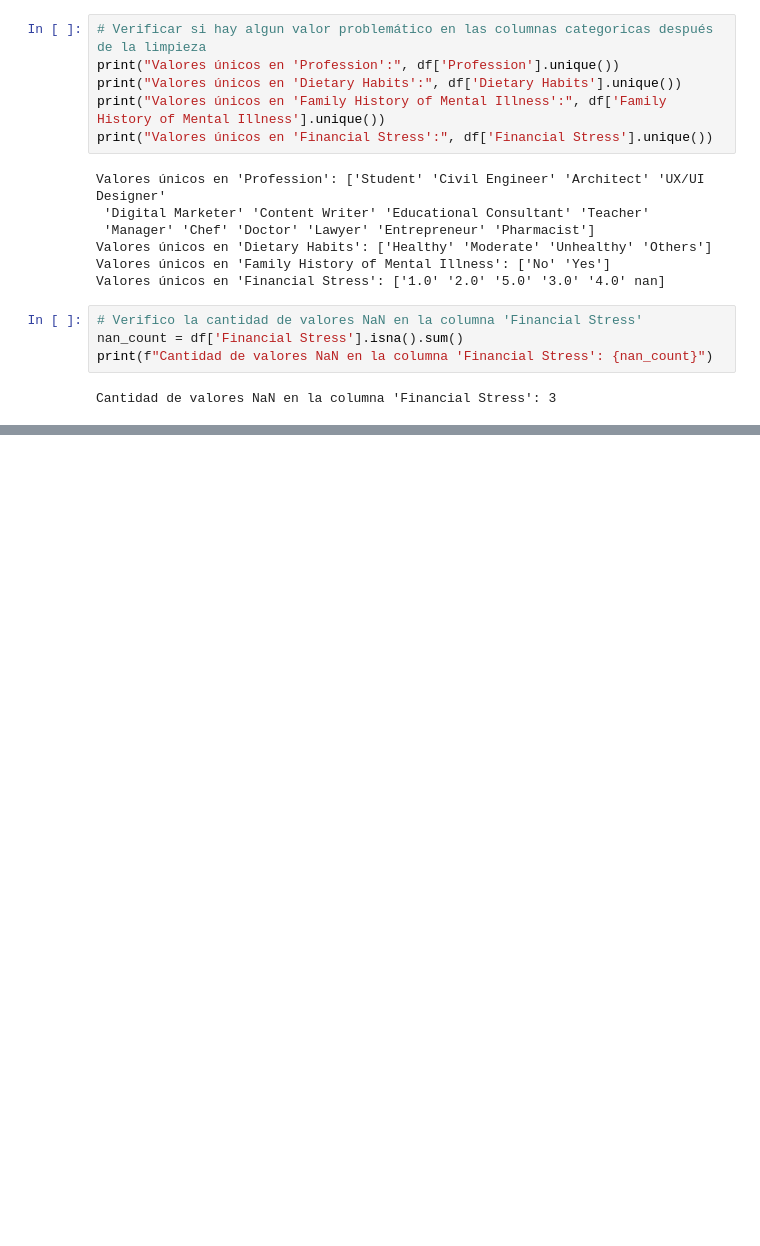
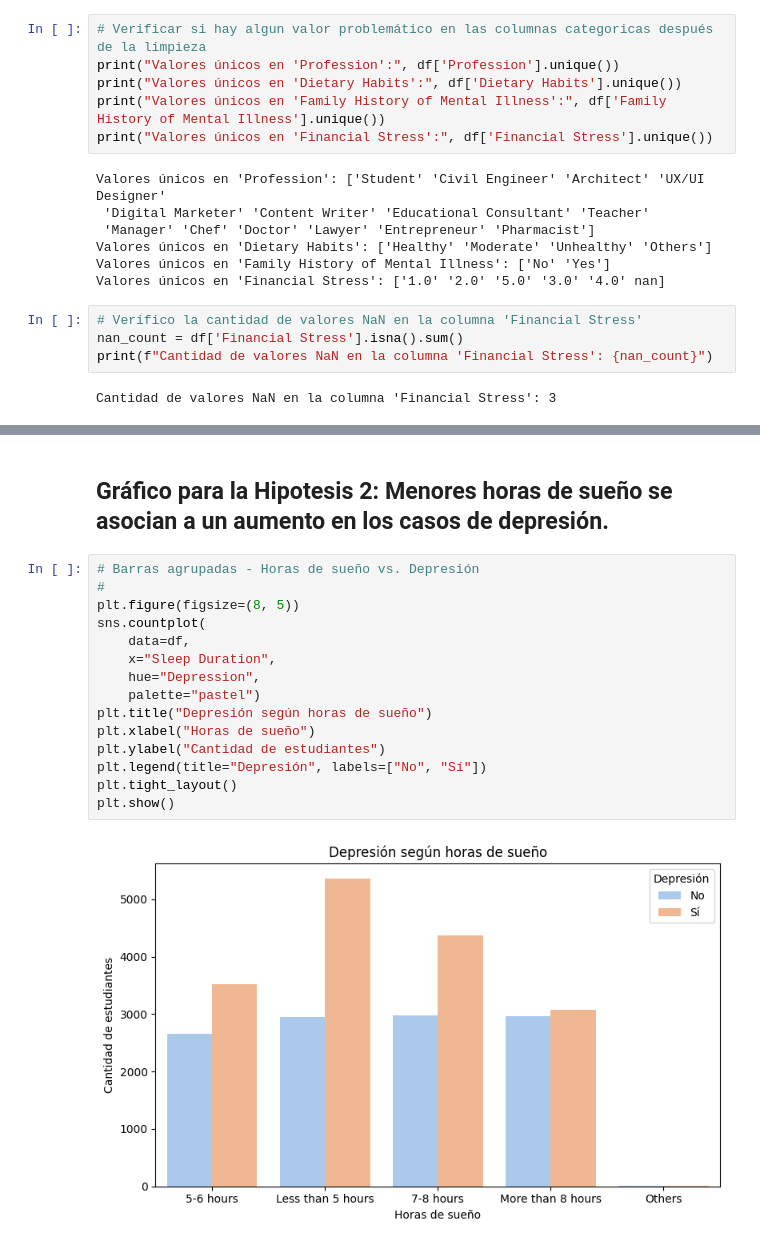
Before and after one commit to FlorMauves/ProyectoDS_StudentDepression_MauvesinTogel, a Jupyter notebook: ProyectoDS_StudenDepression_MauvesinTogel.ipynb, the cells around one changed output, grey strips where cells are left out. Saved outputs shown, nothing was run; the diff lists cells and outputs as text; blank space fills up the shorter version.

```diff
--- a/ProyectoDS_StudenDepression_MauvesinTogel.ipynb
+++ b/ProyectoDS_StudenDepression_MauvesinTogel.ipynb
@@ -491,0 +539,19 @@ plt.show()
+# %% [markdown]
+## Gráfico para la Hipotesis 2: Menores horas de sueño se asocian a un aumento en los casos de depresión.
+# %%
+# Barras agrupadas - Horas de sueño vs. Depresión
+#
+plt.figure(figsize=(8, 5))
+sns.countplot(
+    data=df,
+    x="Sleep Duration",
+    hue="Depression",
+    palette="pastel")
+plt.title("Depresión según horas de sueño")
+plt.xlabel("Horas de sueño")
+plt.ylabel("Cantidad de estudiantes")
+plt.legend(title="Depresión", labels=["No", "Sí"])
+plt.tight_layout()
+plt.show()
+# %% [output]
+[figure, added]
```
Also changed, not shown: parts of 17 cells of this notebook.
